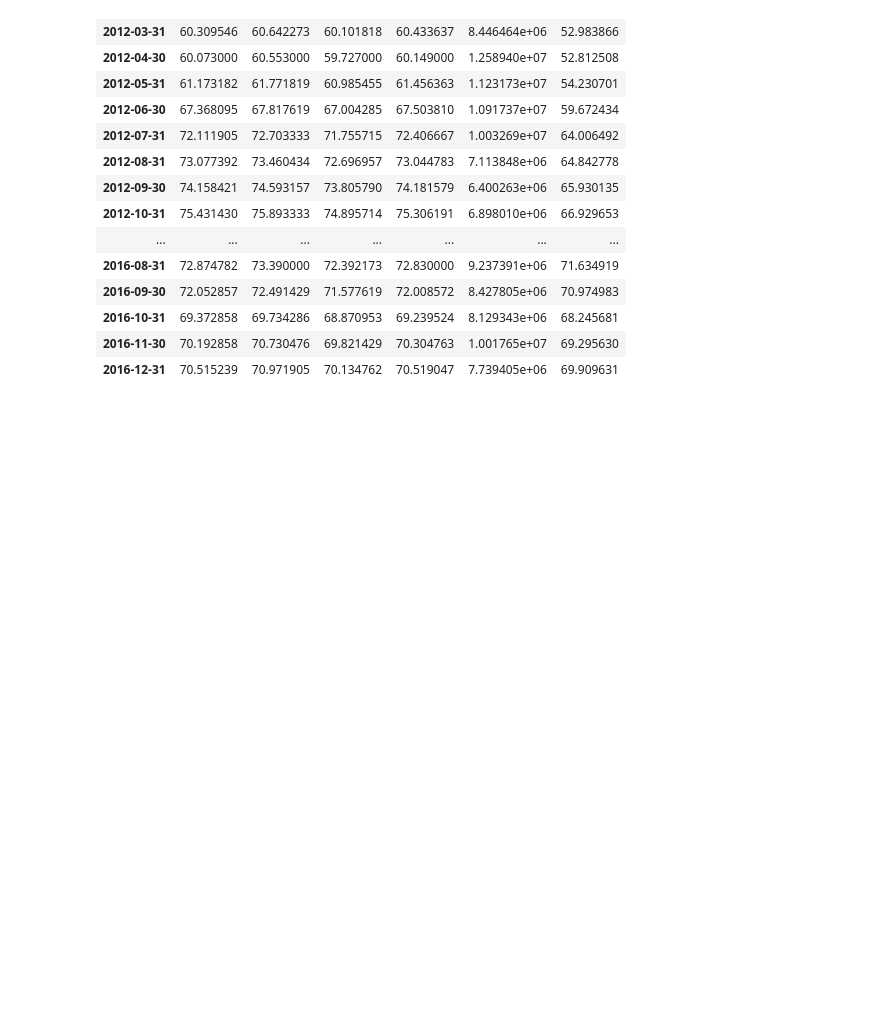
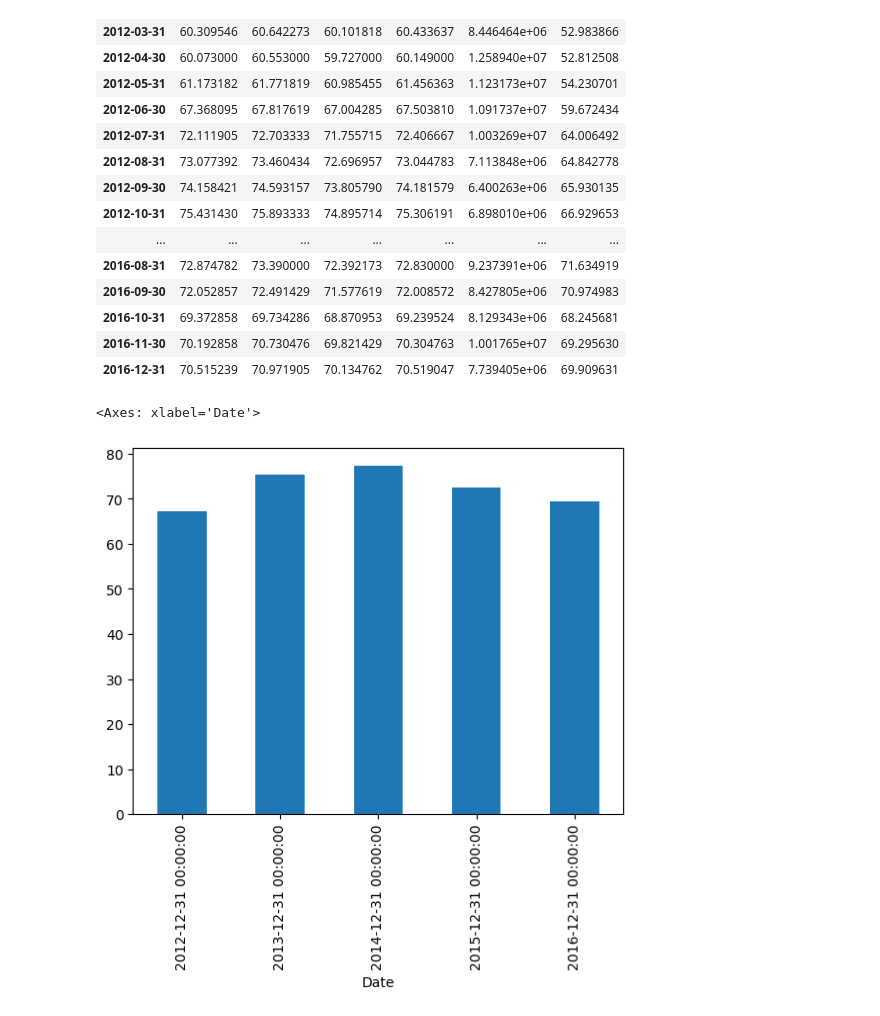
Before and after one commit to myk-francis/python-challenges-scripts, a Jupyter notebook: pandas/TimeResampling.ipynb, the cells around one changed output. Cells and saved outputs as stored; diff of their text form; code cells hidden in the pictures; blank space fills up the shorter version.

```diff
--- a/pandas/TimeResampling.ipynb
+++ b/pandas/TimeResampling.ipynb
@@ -36,3 +36,8 @@ df.resample('M').mean()
 | 2016-10-31 | 69.372858 | 69.734286 | 68.870953 | 69.239524 | 8.129343e+06 | 68.245681 |
 | 2016-11-30 | 70.192858 | 70.730476 | 69.821429 | 70.304763 | 1.001765e+07 | 69.295630 |
 | 2016-12-31 | 70.515239 | 70.971905 | 70.134762 | 70.519047 | 7.739405e+06 | 69.909631 |
+# %%
+df['Close'].resample('A').mean().plot(kind='bar')
+# %% [output]
+<Axes: xlabel='Date'>
+[figure, added]
```
Also changed, not shown: parts of 4 cells of this notebook.
